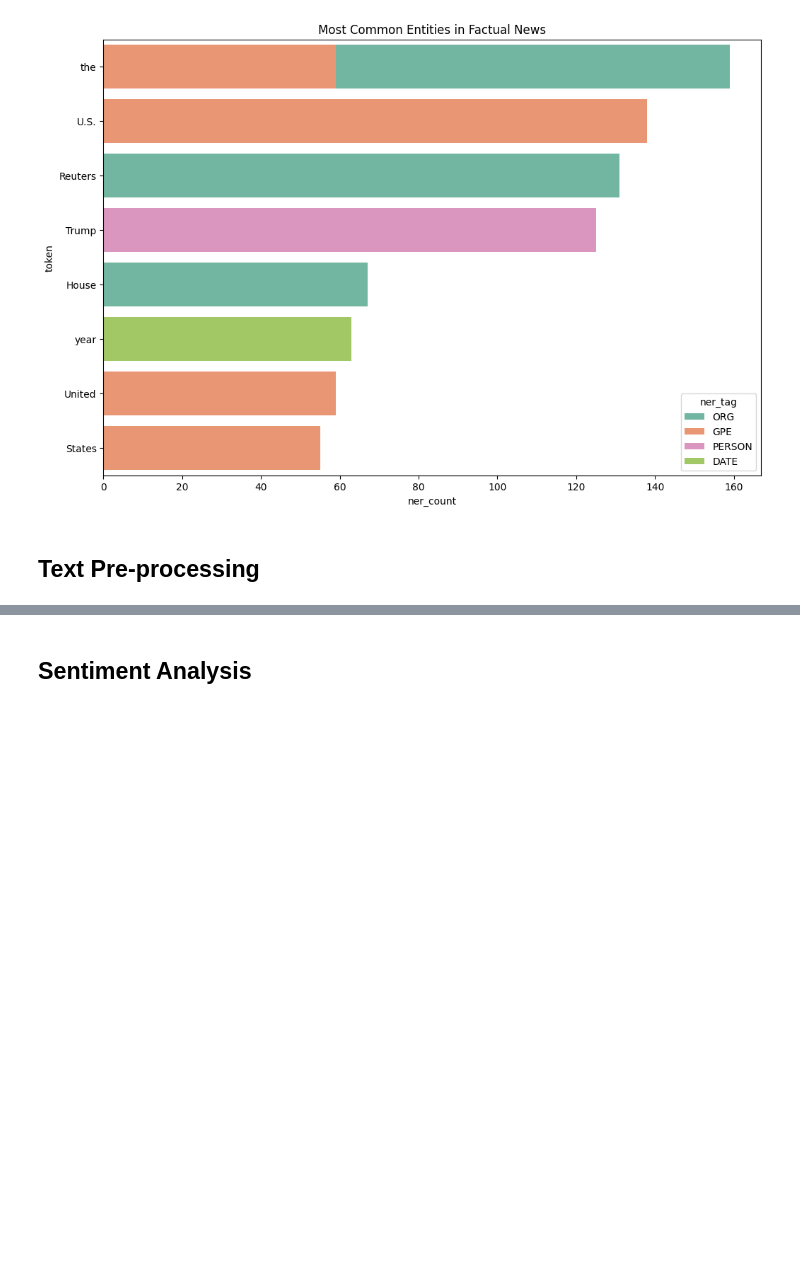
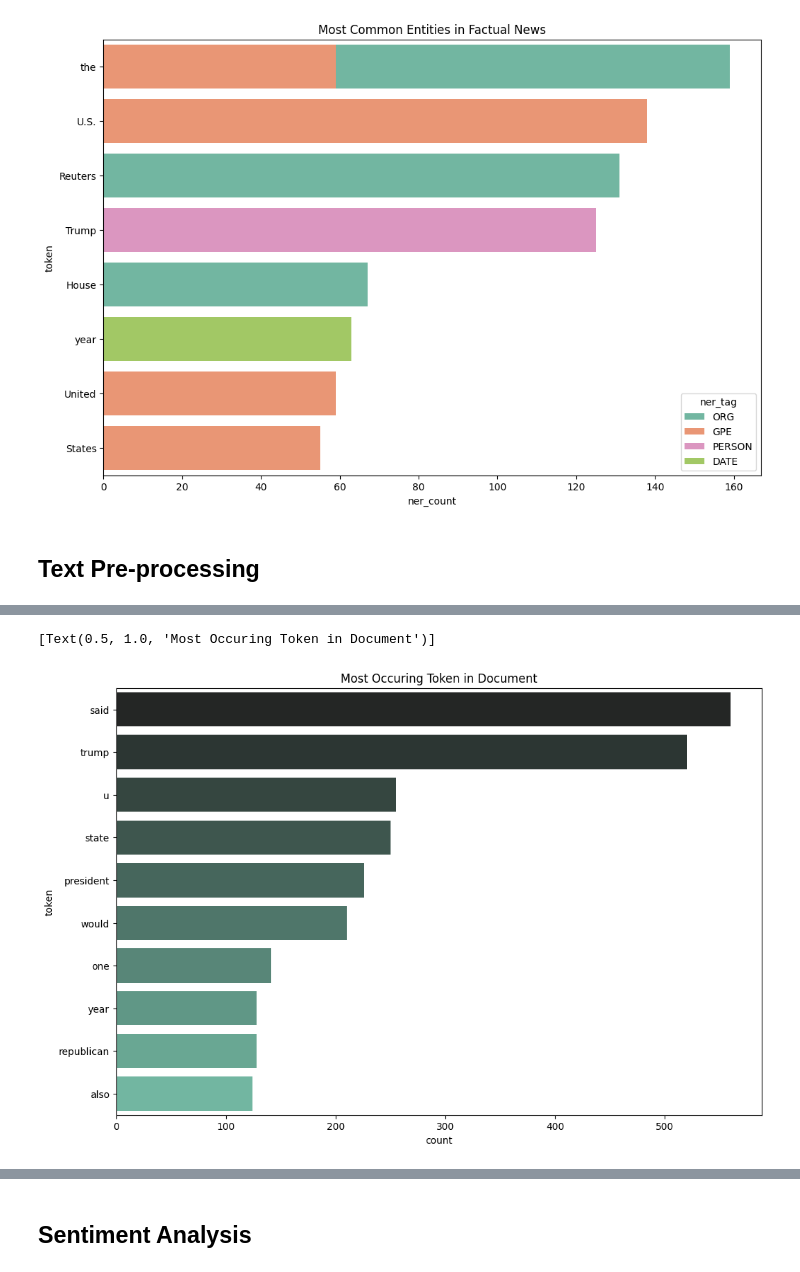
Before and after one commit to richmond003/Categorizing-Fake-News, a Jupyter notebook: model.ipynb, the cells around one changed output, grey strips where cells are left out. Saved outputs shown, nothing was run; the diff lists cells and outputs as text; code cells hidden in the pictures; blank space fills up the shorter version.

Commit message:
preprocessing

```diff
--- a/model.ipynb
+++ b/model.ipynb
@@ -399,0 +471,3 @@ sns.barplot(
+# %%
+# tokenize text
+data["text_clean"] = data["text_clean"].apply(lambda text: word_tokenize(text))
@@ -399,0 +488,4 @@ sns.barplot(
+# %%
+# lemmetize tokens
+lem = WordNetLemmatizer()
+data["text_clean"] = data["text_clean"].apply(lambda lst: [lem.lemmatize(word) for word in lst])
@@ -399,0 +506,5 @@ sns.barplot(
+# %%
+# common unigrams after preprocessing
+tokens = sum(data["text_clean"], [])
+unigram = (pd.Series(nltk.ngrams(tokens, 1)).value_counts())
+unigram[:10]
@@ -399,0 +523,5 @@ sns.barplot(
+# %%
+unigram_df = unigram.reset_index()
+unigram_df.columns = ["token", "count"]
+unigram_df["token"] = unigram_df["token"].apply(lambda tuple: tuple[0])
+unigram_df.head(5)
@@ -399,0 +535,13 @@ sns.barplot(
+# %%
+# visizualise words that appear the most
+sns.barplot(
+    x = "count",
+    y = "token",
+    palette='dark:#66c2a5',
+    data= unigram_df[:10],
+    dodge=False,
+    hue="token"
+).set(title = "Most Occuring Token in Document")
+# %% [output]
+[Text(0.5, 1.0, 'Most Occuring Token in Document')]
+[figure, added]
```
Also changed, not shown: parts of 16 cells of this notebook.
